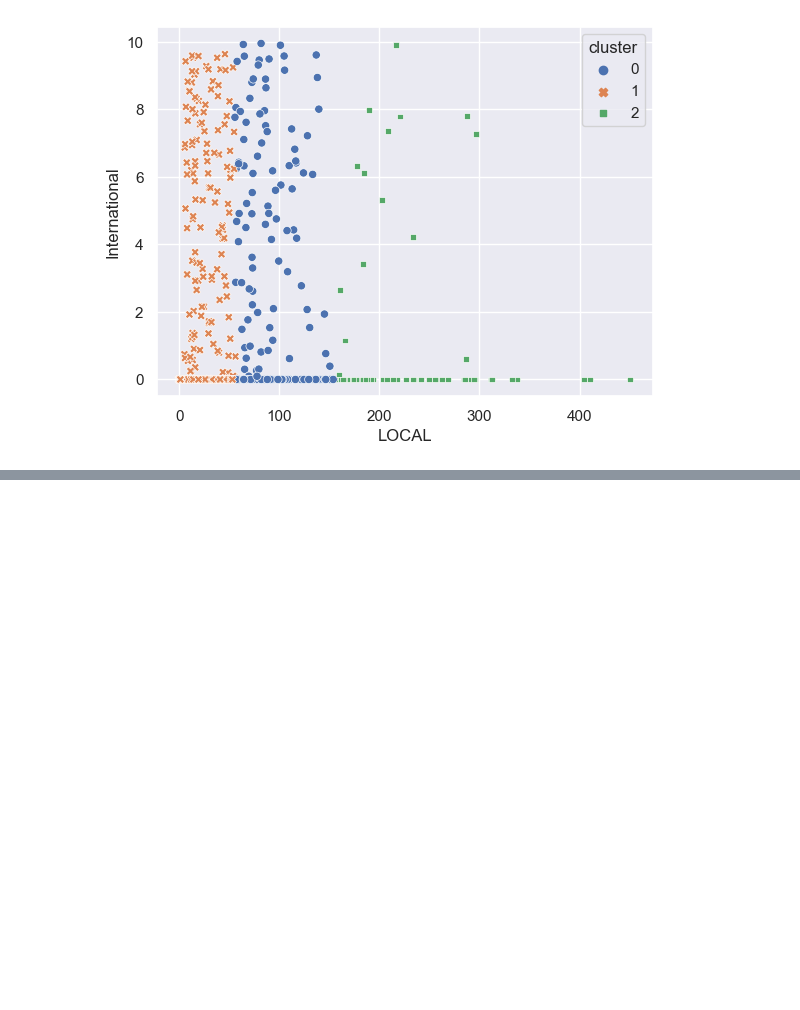
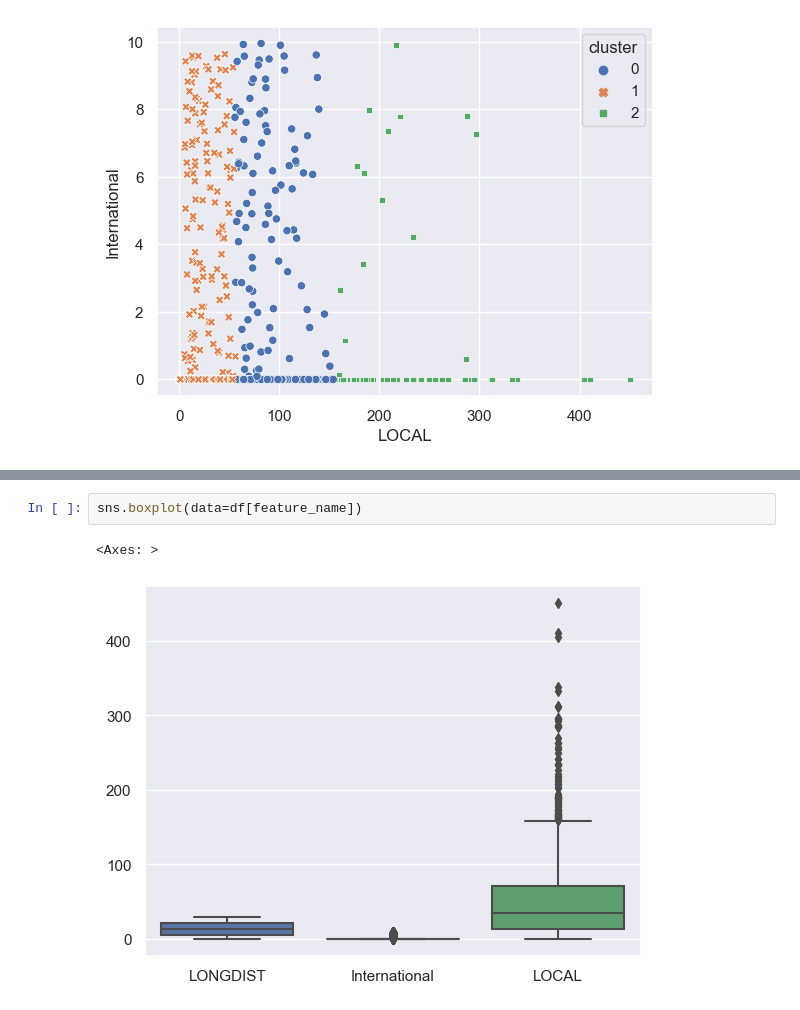
Before and after one commit to MilKim0818/TIL, a Jupyter notebook: ML/Clustering.ipynb, the cells around one changed output, grey strips where cells are left out. Saved outputs shown, nothing was run; the diff lists cells and outputs as text; blank space fills up the shorter version.

```diff
--- a/ML/Clustering.ipynb
+++ b/ML/Clustering.ipynb
@@ -322,0 +340,5 @@ sns.scatterplot(data=tele_cluster, x='LOCAL', y='International'
+# %%
+sns.boxplot(data=df[feature_name])
+# %% [output]
+<Axes: >
+[figure, added]
```
Also changed, not shown: parts of 23 cells of this notebook, 1 other file.
